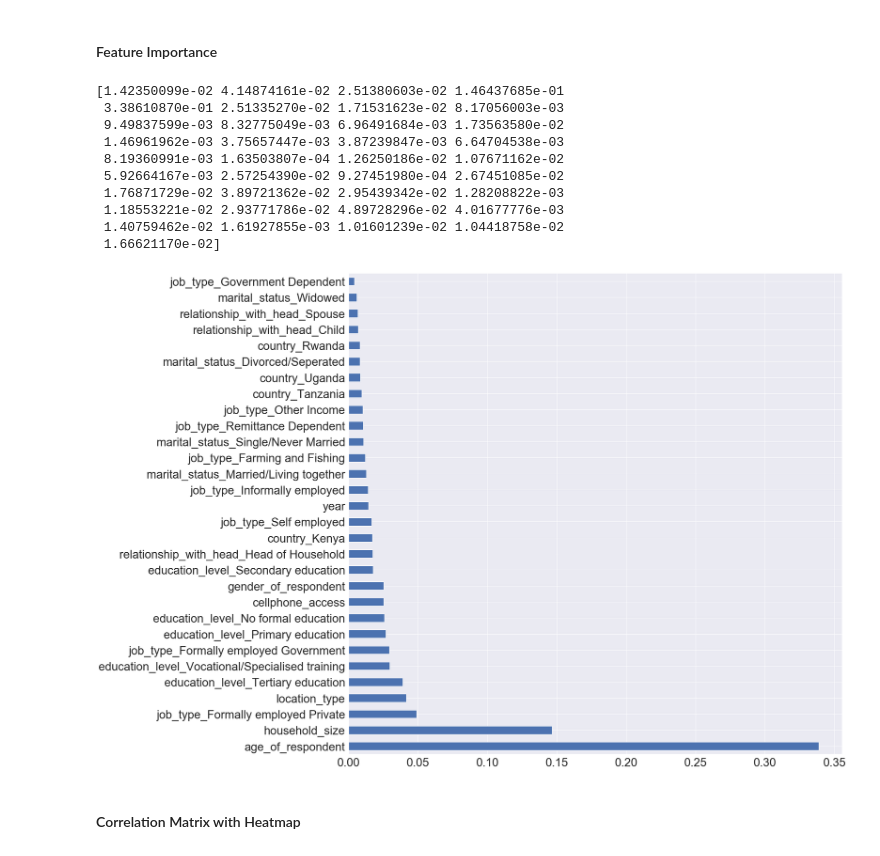
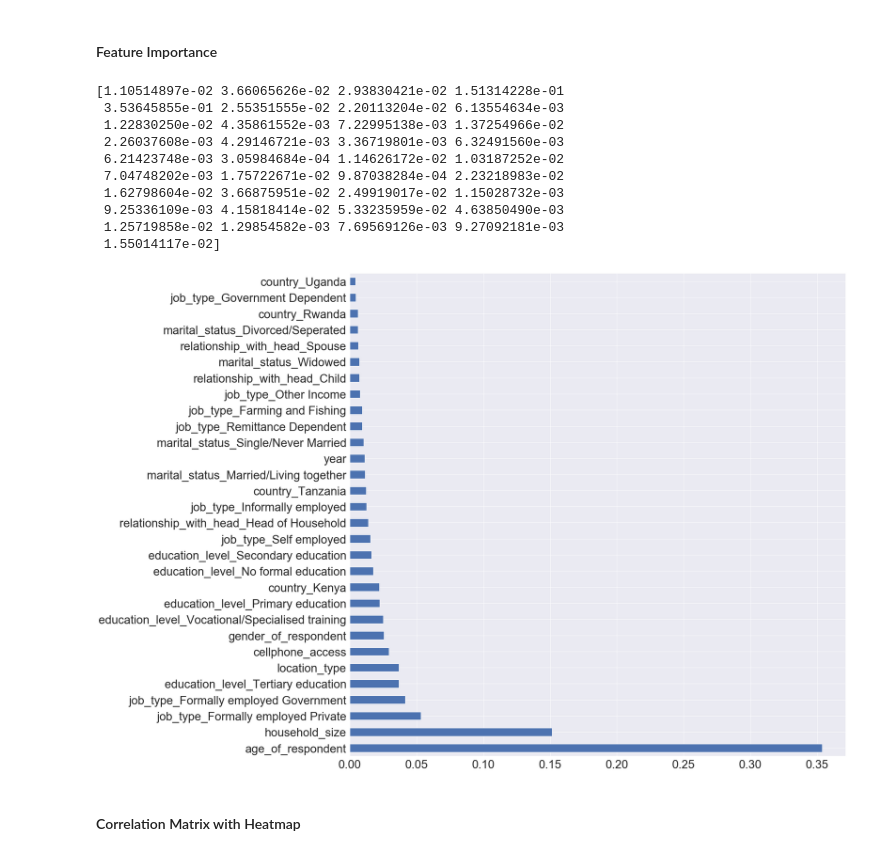
Before and after one commit to Davisy/Feature-Engineering-and-Feature-Selection, a Jupyter notebook: notebook/feature_engineering_and_selection.ipynb, the cells around one changed output. Cells and saved outputs as stored; diff of their text form; code cells hidden in the pictures.

```diff
--- a/notebook/feature_engineering_and_selection.ipynb
+++ b/notebook/feature_engineering_and_selection.ipynb
@@ -303,33 +303,33 @@ top_20_features.shape
 from sklearn.ensemble import ExtraTreesClassifier, RandomForestClassifier
 # %%
 #create model for training
-model = RandomForestClassifier()
+model = ExtraTreesClassifier()
 model.fit(features,target)
 
 #use inbuilt class feature_importances of tree based classifiers
 print(model.feature_importances_)
 
 #plot graph of feature importances for better visualization
 feature_importances = pd.Series(model.feature_importances_, index=features.columns)
 
 # show the first 30 important features
 
 fig= plt.figure(figsize=(25,25))
 sns.set(font_scale = 3)
 feature_importances.nlargest(30).plot('barh')
 plt.show()
 # %% [output]
-[1.42350099e-02 4.14874161e-02 2.51380603e-02 1.46437685e-01
- 3.38610870e-01 2.51335270e-02 1.71531623e-02 8.17056003e-03
- 9.49837599e-03 8.32775049e-03 6.96491684e-03 1.73563580e-02
- 1.46961962e-03 3.75657447e-03 3.87239847e-03 6.64704538e-03
- 8.19360991e-03 1.63503807e-04 1.26250186e-02 1.07671162e-02
- 5.92664167e-03 2.57254390e-02 9.27451980e-04 2.67451085e-02
- 1.76871729e-02 3.89721362e-02 2.95439342e-02 1.28208822e-03
- 1.18553221e-02 2.93771786e-02 4.89728296e-02 4.01677776e-03
- 1.40759462e-02 1.61927855e-03 1.01601239e-02 1.04418758e-02
- 1.66621170e-02]
+[1.10514897e-02 3.66065626e-02 2.93830421e-02 1.51314228e-01
+ 3.53645855e-01 2.55351555e-02 2.20113204e-02 6.13554634e-03
+ 1.22830250e-02 4.35861552e-03 7.22995138e-03 1.37254966e-02
+ 2.26037608e-03 4.29146721e-03 3.36719801e-03 6.32491560e-03
+ 6.21423748e-03 3.05984684e-04 1.14626172e-02 1.03187252e-02
+ 7.04748202e-03 1.75722671e-02 9.87038284e-04 2.23218983e-02
+ 1.62798604e-02 3.66875951e-02 2.49919017e-02 1.15028732e-03
+ 9.25336109e-03 4.15818414e-02 5.33235959e-02 4.63850490e-03
+ 1.25719858e-02 1.29854582e-03 7.69569126e-03 9.27092181e-03
+ 1.55014117e-02]
-[figure, old version]
+[figure, new version]
 # %% [markdown]
 #### Correlation Matrix with Heatmap
 # %%
```
Also changed, not shown: 1 other file.
